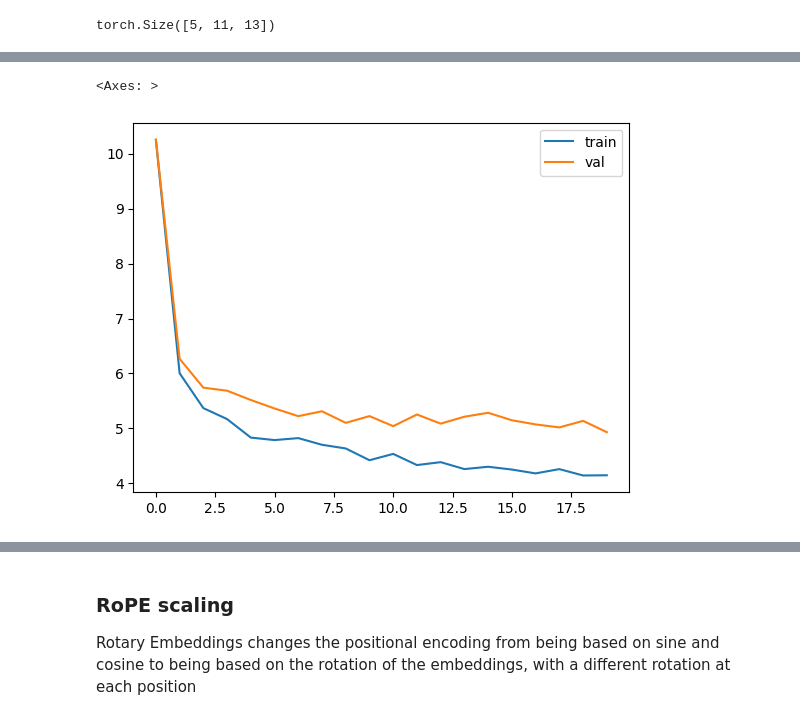
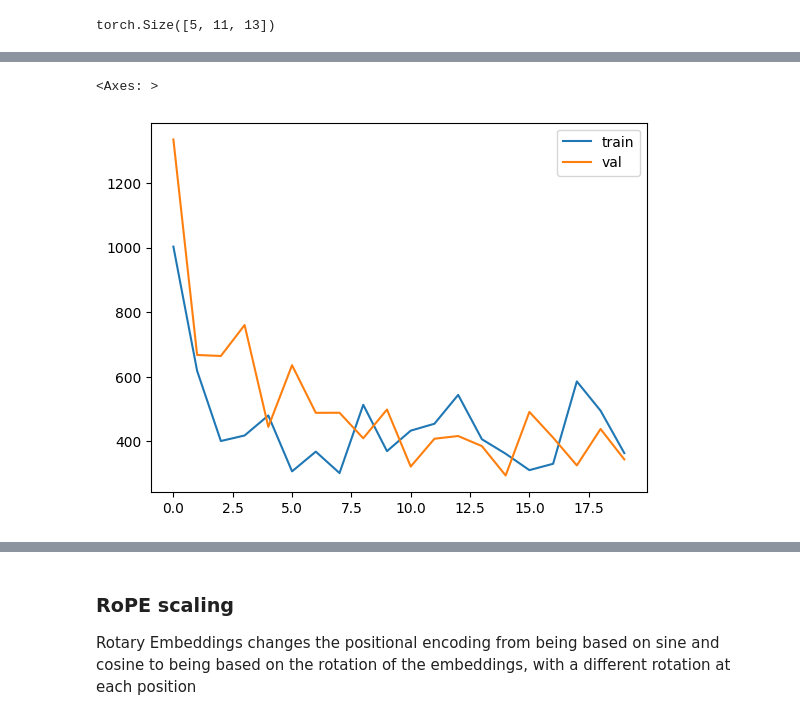
Before and after one commit to IMJONEZZ/LLMs-in-Production, a Jupyter notebook: chapters/chapter_8/llama_from_scratch_notebook.ipynb, the cells around one changed output, grey strips where cells are left out. Cells and saved outputs as stored; diff of their text form; code cells hidden in the pictures.

```diff
--- a/chapters/chapter_8/llama_from_scratch_notebook.ipynb
+++ b/chapters/chapter_8/llama_from_scratch_notebook.ipynb
@@ -8,6 +8,10 @@ import time
 import pandas as pd
 from collections import OrderedDict
 from transformers import AutoTokenizer
+from datasets import load_dataset
 
-device = "cuda"
+device = "cuda:0" if torch.cuda.is_available() else "cpu"
+device_type = "cuda" if "cuda" in device else "cpu"
 torch.cuda.set_device(device)
+torch.manual_seed(8855)
+print(device)
@@ -18,5 +22,7 @@ lines = open('../../data/tiny_shakespeare.txt', 'r', encoding='utf-8').read()
 # %%
 tokenizer = AutoTokenizer.from_pretrained("./llama2/")
+tokenizer.add_special_tokens({'pad_token': '<PAD>'})
+#tokenizer.pad_token = tokenizer.eos_token #Optional
 
 vocab = tokenizer.vocab
 # %%
@@ -43,3 +57,4 @@ MASTER_CONFIG = {
     "n_heads": 6,
     "n_layers": 6,
 }
+GLOBAL_KEEP_TRACK = []
@@ -234,15 +358,18 @@ class RMSNormalization(nn.Module):
     def __init__(self, layer_shape, eps=1e-5, bias=False):
         super(RMSNormalization, self).__init__()
         self.eps = eps
-        self.register_parameter("scale", nn.Parameter(torch.ones(layer_shape)))
+        self.register_parameter(
+            "scale", nn.Parameter(torch.ones(layer_shape))
+        )
 
     def forward(self, x):
         """
         assumes shape (batch, seq_len, d_model)
         """
-        ff_rms = torch.linalg.norm(x, dim=(1,2)) * x[0].numel() ** -.5
+        ff_rms = torch.linalg.norm(x, dim=(1, 2)) * x[0].numel() ** -0.5
         raw = x / ff_rms.unsqueeze(-1).unsqueeze(-1)
-        return self.scale[:x.shape[1], :].unsqueeze(0) * raw
+        return self.scale[: x.shape[1], :].unsqueeze(0) * raw
+
 
 test_batch = torch.randn((5, 11, 13))
 m = RMSNormalization((11, 13))
@@ -256,30 +383,46 @@ class SimpleFeedForwardNN_RMS(nn.Module):
         super().__init__()
         self.config = config
 
-        self.embedding = nn.Embedding(config['vocab_size'], config['d_model'])
-        self.rms = RMSNormalization((config['context_window'], config['d_model']))
+        self.embedding = nn.Embedding(
+            config["vocab_size"], config["d_model"]
+        )
+        self.rms = RMSNormalization(
+            (config["context_window"], config["d_model"])
+        )
         self.linear = nn.Sequential(
-            nn.Linear(config['d_model'], config['d_model']),
+            nn.Linear(config["d_model"], config["d_model"]),
             nn.ReLU(),
-            nn.Linear(config['d_model'], config['vocab_size']),
+            nn.Linear(config["d_model"], config["vocab_size"]),
         )
 
-        print(f"model params: {sum([m.numel() for m in self.parameters()])}")
+        print(
+            f"model params: {sum([m.numel() for m in self.parameters()])}"
+        )
 
     def forward(self, idx, targets=None):
         x = self.embedding(idx)
-        x = self.rms(x) # rms pre-normalization
+        x = self.rms(x)  # rms pre-normalization
         logits = self.linear(x)
 
         if targets is not None:
-            loss = F.cross_entropy(logits.view(-1, self.config['vocab_size']), targets.view(-1))
+            loss = F.cross_entropy(
+                logits.view(-1, self.config["vocab_size"]),
+                targets.view(-1),
+                ignore_index=tokenizer.pad_token_id,
+                reduction="sum"
+            )
             return logits, loss
 
         else:
             return logits
 
-model = SimpleFeedForwardNN_RMS(MASTER_CONFIG)
-xs, ys = get_batches(dataset, 'train', MASTER_CONFIG['batch_size'], MASTER_CONFIG['context_window'])
+
+model = SimpleFeedForwardNN_RMS(MASTER_CONFIG).to(device)
+xs, ys = get_batches(
+    train_data,
+    MASTER_CONFIG["batch_size"],
+    MASTER_CONFIG["context_window"],
+)
 
 logits, loss = model(xs, ys)
 optimizer = torch.optim.AdamW(model.parameters())
@@ -305,5 +448,5 @@ validation loss: 4.931781768798828
 <Axes: >
-[figure, old version]
+[figure, new version]
 # %%
 generate(model, config=MASTER_CONFIG)
 # %% [output]
```
Also changed, not shown: parts of 49 cells of this notebook.
